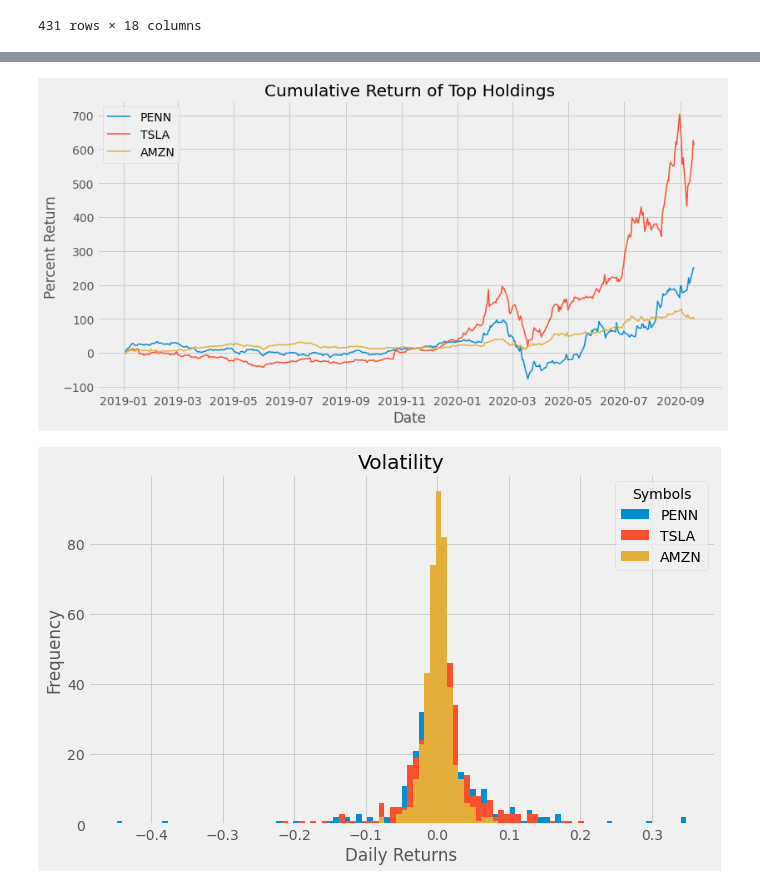
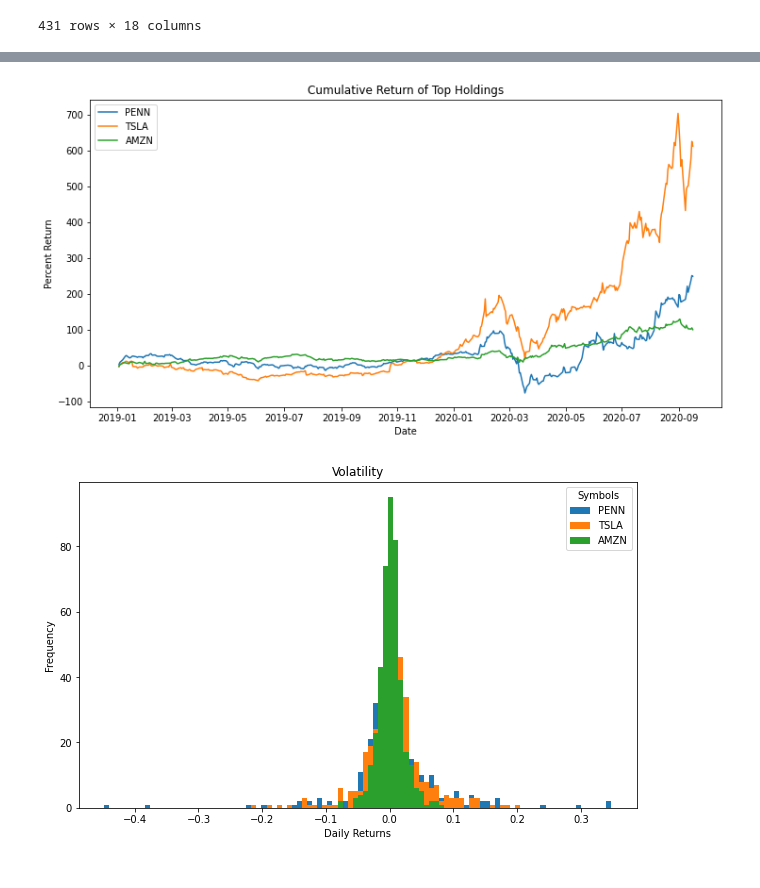
Before and after one commit to steve122192/stock_portfolio_analysis, a Jupyter notebook: Portfolio_Analysis.ipynb, the cells around one changed output, grey strips where cells are left out. Saved outputs shown, nothing was run; the diff lists cells and outputs as text; code cells hidden in the pictures.

```diff
--- a/Portfolio_Analysis.ipynb
+++ b/Portfolio_Analysis.ipynb
@@ -96,21 +65,22 @@ Name: TSLA, Length: 431, dtype: float64
 # %%
+# Plot perecent return over time
 fig, ax = plt.subplots(figsize=(12,6))
-plt.style.use('fivethirtyeight')
 for ticker in top_holdings:
   ax.plot(((close[ticker].pct_change()+1).cumprod()-1)*100, linewidth=1.5, label=ticker)
 ax.legend()
 plt.title('Cumulative Return of Top Holdings')
 plt.ylabel('Percent Return')
 plt.xlabel('Date')
 plt.show()
 plt.close()
 # %% [output]
-[figure, old version]
+[figure, new version]
 # %%
+# Compare volatility distributions
 daily_returns = close.pct_change()
 daily_returns.plot.hist(bins=100, figsize=(10,6))
 plt.title('Volatility')
 plt.xlabel('Daily Returns')
 plt.show()
 # %% [output]
-[figure, old version]
+[figure, new version]
```
Also changed, not shown: parts of 21 cells of this notebook.
